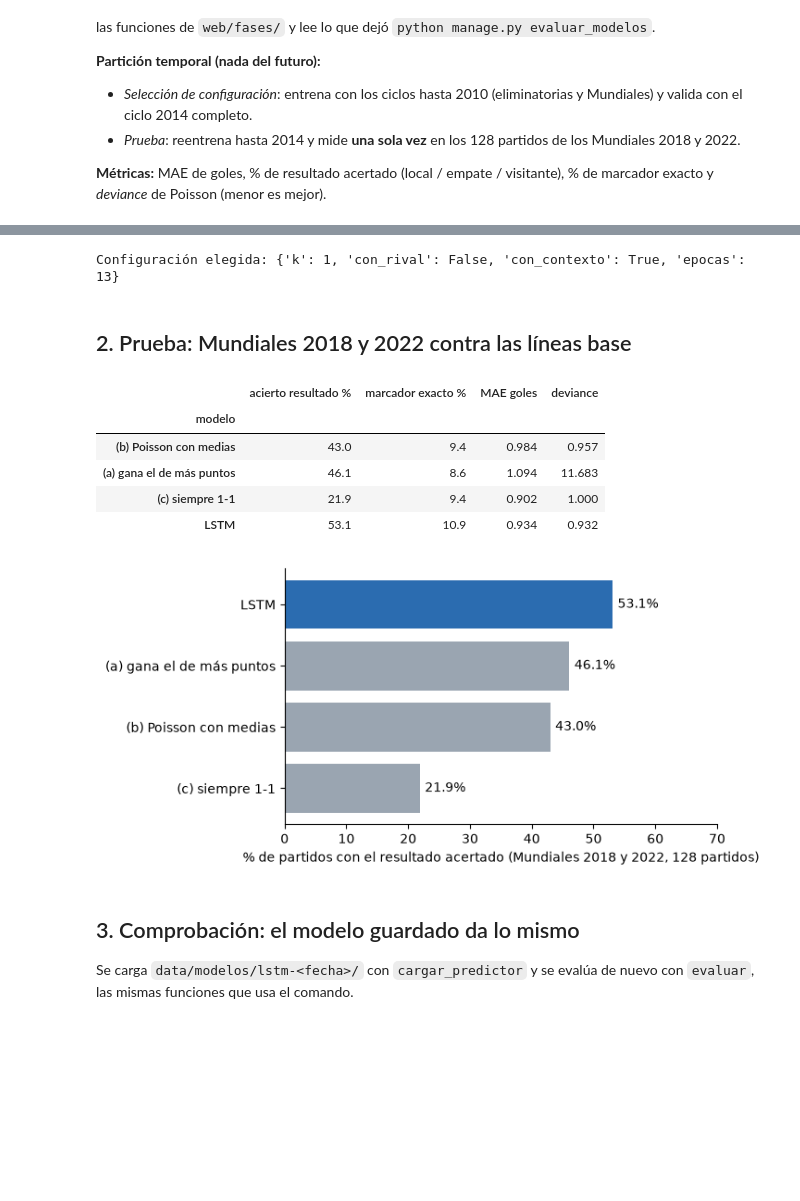
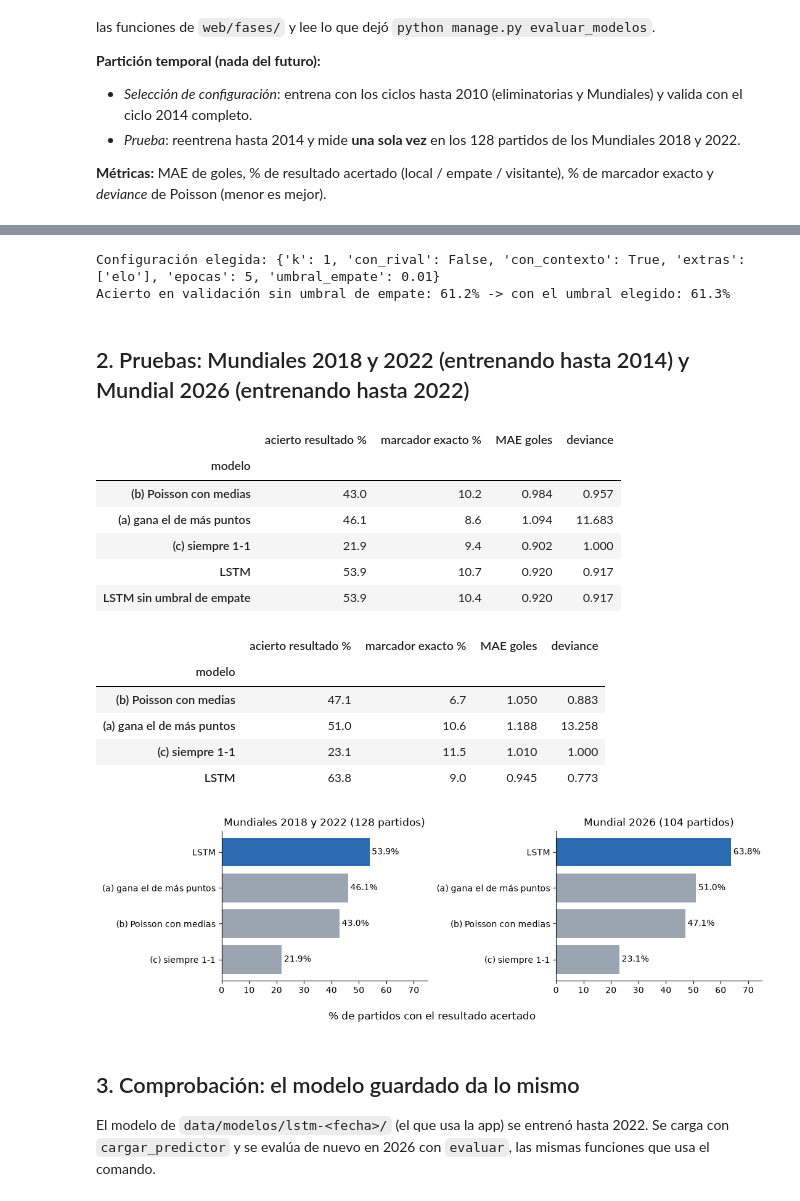
Before and after one commit to Kozuki-4i-9/futbolInferencia, a Jupyter notebook: notebooks/evaluacion.ipynb, the cells around one changed output, grey strips where cells are left out. Cells and saved outputs as stored; diff of their text form; code cells hidden in the pictures; blank space fills up the shorter version.

```diff
--- a/notebooks/evaluacion.ipynb
+++ b/notebooks/evaluacion.ipynb
@@ -55,44 +61,62 @@ pd.DataFrame(filas)
-# %%
-elegida = resultados["elegida"]
-print("Configuración elegida:", elegida)
-# %% [output]
-Configuración elegida: {'k': 1, 'con_rival': False, 'con_contexto': True, 'epocas': 13}
-# %% [markdown]
-## 2. Prueba: Mundiales 2018 y 2022 contra las líneas base
+# %%
+elegida = resultados["elegida"]
+print("Configuración elegida:", elegida)
+u = resultados["umbral_empate"]
+print(f"Acierto en validación sin umbral de empate: {u['acierto_validacion'][0] * 100:.1f}% -> con el umbral elegido: {max(u['acierto_validacion']) * 100:.1f}%")
+# %% [output]
+Configuración elegida: {'k': 1, 'con_rival': False, 'con_contexto': True, 'extras': ['elo'], 'epocas': 5, 'umbral_empate': 0.01}
+Acierto en validación sin umbral de empate: 61.2% -> con el umbral elegido: 61.3%
+# %% [markdown]
+## 2. Pruebas: Mundiales 2018 y 2022 (entrenando hasta 2014) y Mundial 2026 (entrenando hasta 2022)
 # %%
-nombres = {"medias": "(b) Poisson con medias", "mas_puntos": "(a) gana el de más puntos", "empate": "(c) siempre 1-1", "lstm": "LSTM"}
-tabla = []
-for clave, r in resultados["prueba"].items():
-    valor = (lambda m: r[m]["media"]) if clave == "lstm" else (lambda m: r[m])
-    tabla.append({"modelo": nombres[clave], "acierto resultado %": round(valor("acierto_resultado"), 1),
-                  "marcador exacto %": round(valor("marcador_exacto"), 1), "MAE goles": round(valor("mae_goles"), 3),
-                  "deviance": round(valor("deviance"), 3)})
-tabla = pd.DataFrame(tabla).set_index("modelo")
-tabla
+nombres = {"medias": "(b) Poisson con medias", "mas_puntos": "(a) gana el de más puntos", "empate": "(c) siempre 1-1",
+           "lstm": "LSTM", "lstm_sin_umbral": "LSTM sin umbral de empate"}
+
+def tabla_de(prueba):
+    filas = []
+    for clave, r in prueba.items():
+        valor = (lambda m: r[m]["media"]) if clave.startswith("lstm") else (lambda m: r[m])
+        filas.append({"modelo": nombres[clave], "acierto resultado %": round(valor("acierto_resultado"), 1),
+                      "marcador exacto %": round(valor("marcador_exacto"), 1), "MAE goles": round(valor("mae_goles"), 3),
+                      "deviance": round(valor("deviance"), 3)})
+    return pd.DataFrame(filas).set_index("modelo")
+
+tabla_18_22, tabla_26 = tabla_de(resultados["prueba"]), tabla_de(resultados["prueba_2026"])
+display(tabla_18_22)
+tabla_26
 # %% [output]
 |  | acierto resultado % | marcador exacto % | MAE goles | deviance |
 | modelo |  |  |  |  |
-| (b) Poisson con medias | 43.0 | 9.4 | 0.984 | 0.957 |
+| (b) Poisson con medias | 43.0 | 10.2 | 0.984 | 0.957 |
 | (a) gana el de más puntos | 46.1 | 8.6 | 1.094 | 11.683 |
 | (c) siempre 1-1 | 21.9 | 9.4 | 0.902 | 1.000 |
-| LSTM | 53.1 | 10.9 | 0.934 | 0.932 |
+| LSTM | 53.9 | 10.7 | 0.920 | 0.917 |
+| LSTM sin umbral de empate | 53.9 | 10.4 | 0.920 | 0.917 |
+|  | acierto resultado % | marcador exacto % | MAE goles | deviance |
+| modelo |  |  |  |  |
+| (b) Poisson con medias | 47.1 | 6.7 | 1.050 | 0.883 |
+| (a) gana el de más puntos | 51.0 | 10.6 | 1.188 | 13.258 |
+| (c) siempre 1-1 | 23.1 | 11.5 | 1.010 | 1.000 |
+| LSTM | 63.8 | 9.0 | 0.945 | 0.773 |
 # %%
-fig, ax = plt.subplots(figsize=(7, 3.5))
-datos = tabla["acierto resultado %"].sort_values()
-ax.barh(datos.index, datos.values, color=["#9aa5b1" if m != "LSTM" else "#2b6cb0" for m in datos.index])
-for y, x in enumerate(datos.values):
-    ax.text(x + 0.8, y, f"{x:.1f}%", va="center")
-ax.set_xlabel("% de partidos con el resultado acertado (Mundiales 2018 y 2022, 128 partidos)")
-ax.set_xlim(0, 70)
-ax.spines[["top", "right"]].set_visible(False)
+fig, ejes = plt.subplots(1, 2, figsize=(11, 3.5), sharex=True)
+for ax, tabla, titulo in ((ejes[0], tabla_18_22, "Mundiales 2018 y 2022 (128 partidos)"), (ejes[1], tabla_26, "Mundial 2026 (104 partidos)")):
+    datos = tabla.drop(index="LSTM sin umbral de empate", errors="ignore")["acierto resultado %"].sort_values()
+    ax.barh(datos.index, datos.values, color=["#9aa5b1" if m != "LSTM" else "#2b6cb0" for m in datos.index])
+    for y, x in enumerate(datos.values):
+        ax.text(x + 0.8, y, f"{x:.1f}%", va="center")
+    ax.set_title(titulo)
+    ax.set_xlim(0, 75)
+    ax.spines[["top", "right"]].set_visible(False)
+fig.supxlabel("% de partidos con el resultado acertado")
 plt.tight_layout()
 plt.show()
 # %% [output]
-[figure, old version]
+[figure, new version]
 # %% [markdown]
 ## 3. Comprobación: el modelo guardado da lo mismo
 
-Se carga `data/modelos/lstm-<fecha>/` con `cargar_predictor` y se evalúa de nuevo con `evaluar`, las mismas funciones que usa el comando.
+El modelo de `data/modelos/lstm-<fecha>/` (el que usa la app) se entrenó hasta 2022. Se carga con `cargar_predictor` y se evalúa de nuevo en 2026 con `evaluar`, las mismas funciones que usa el comando.
 # %%
 ds = pd.read_csv(RAIZ / "data" / "datasets" / "partidos_features.csv")
 predictor, esquema = cargar_predictor(RAIZ / "data" / "modelos" / resultados["modelo"])
```
Also changed, not shown: parts of 5 cells of this notebook, 7 other files.
